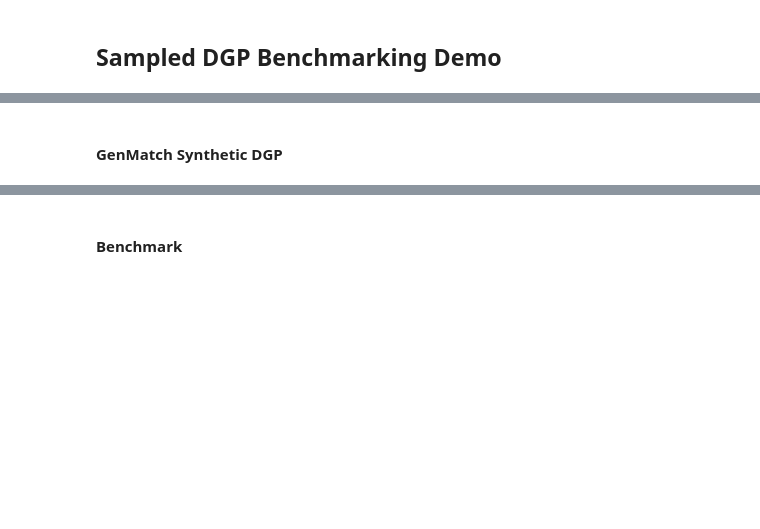
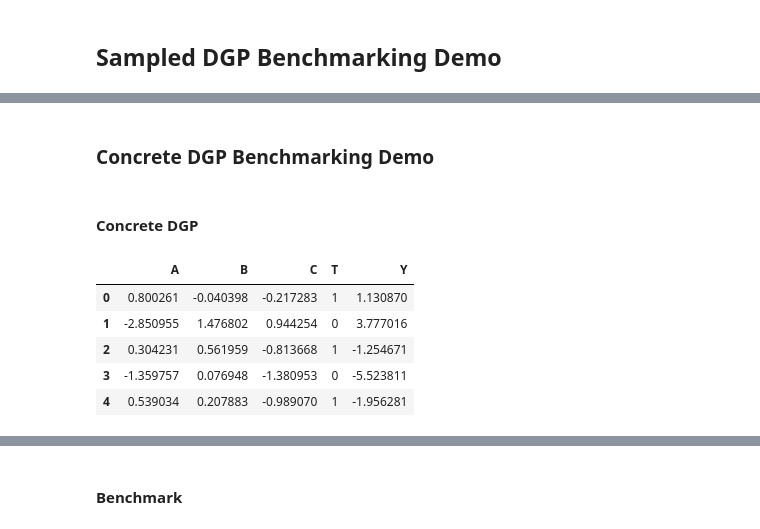
Before and after one commit to JoshBroomberg/Maccabee, a Jupyter notebook: DataGeneration/Notebooks/Benchmarking Demos.ipynb, the cells around one changed output, grey strips where cells are left out. Drawn from its saved outputs; the diff is of its cells as text; code cells hidden in the pictures; blank space fills up the shorter version.

```diff
--- a/DataGeneration/Notebooks/Benchmarking Demos.ipynb
+++ b/DataGeneration/Notebooks/Benchmarking Demos.ipynb
@@ -119,2 +117,4 @@ TODO: better to show a very simple DGP example here rather than using genmatch.
+# %% [markdown]
+### Concrete DGP Benchmarking Demo
 # %% [markdown]
-#### GenMatch Synthetic DGP
+#### Concrete DGP
@@ -126 +178,12 @@ TODO: better to show a very simple DGP example here rather than using genmatch.
+# %%
+concrete_dgp = CustomConcreteDataGeneratingProcess(n_observations=100)
+dataset = concrete_dgp.generate_dataset()
+dataset.observed_data.head()
+# %% [output]
+|  | A | B | C | T | Y |
+| 0 | 0.800261 | -0.040398 | -0.217283 | 1 | 1.130870 |
+| 1 | -2.850955 | 1.476802 | 0.944254 | 0 | 3.777016 |
+| 2 | 0.304231 | 0.561959 | -0.813668 | 1 | -1.254671 |
+| 3 | -1.359757 | 0.076948 | -1.380953 | 0 | -5.523811 |
+| 4 | 0.539034 | 0.207883 | -0.989070 | 1 | -1.956281 |
 # %%
```
Also changed, not shown: parts of 24 cells of this notebook, 26 other files.
